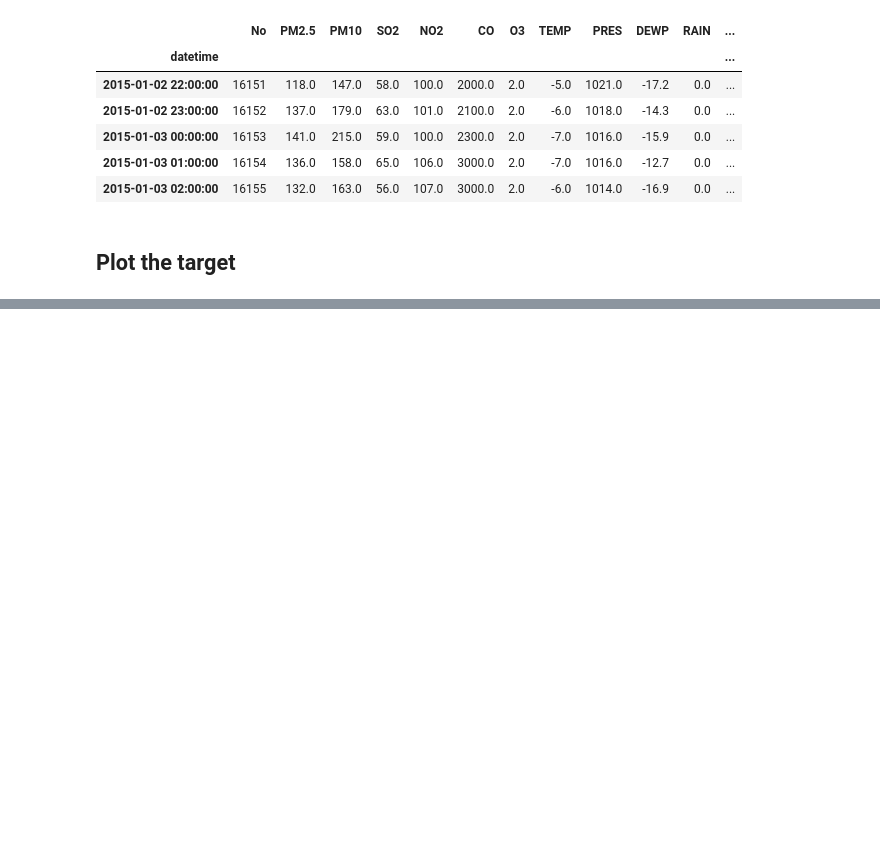
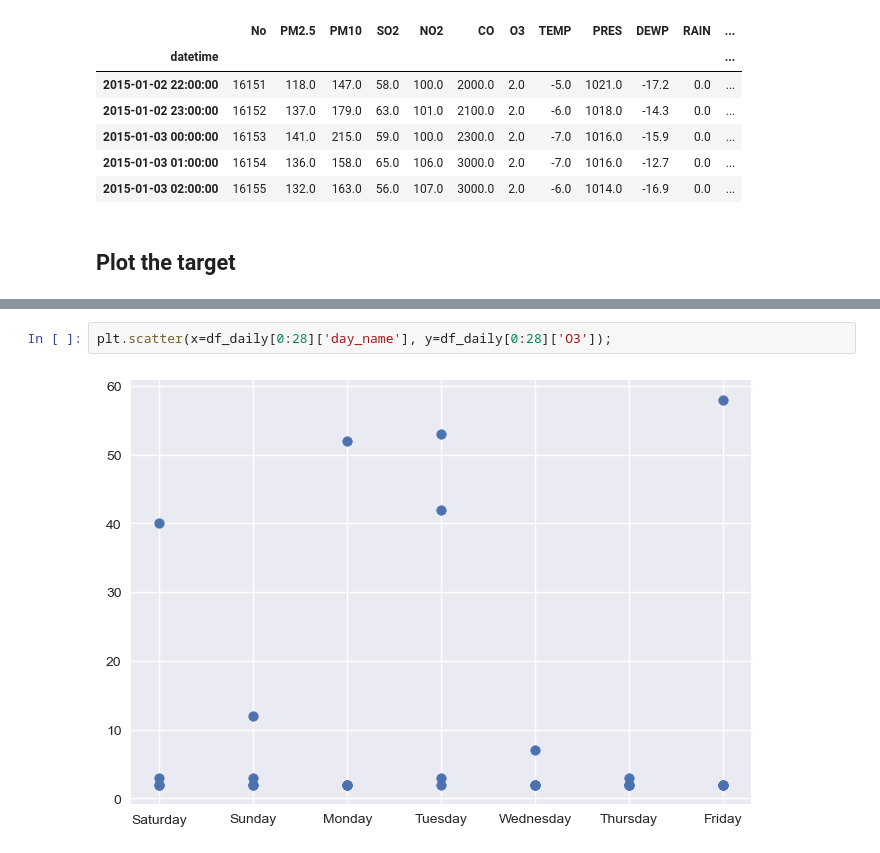
Before and after one commit to omdgit/TimeSeriesForecastingInPython, a Jupyter notebook: CH12/chapter12_my_exercise.ipynb, the cells around one changed output, grey strips where cells are left out. Cells and saved outputs as stored; diff of their text form; blank space fills up the shorter version.

```diff
--- a/CH12/chapter12_my_exercise.ipynb
+++ b/CH12/chapter12_my_exercise.ipynb
@@ -83,0 +192,4 @@ plt.show()
+# %%
+plt.scatter(x=df_daily[0:28]['day_name'], y=df_daily[0:28]['O3']);
+# %% [output]
+[figure, added]
```
Also changed, not shown: parts of 11 cells of this notebook, 1 other file.
